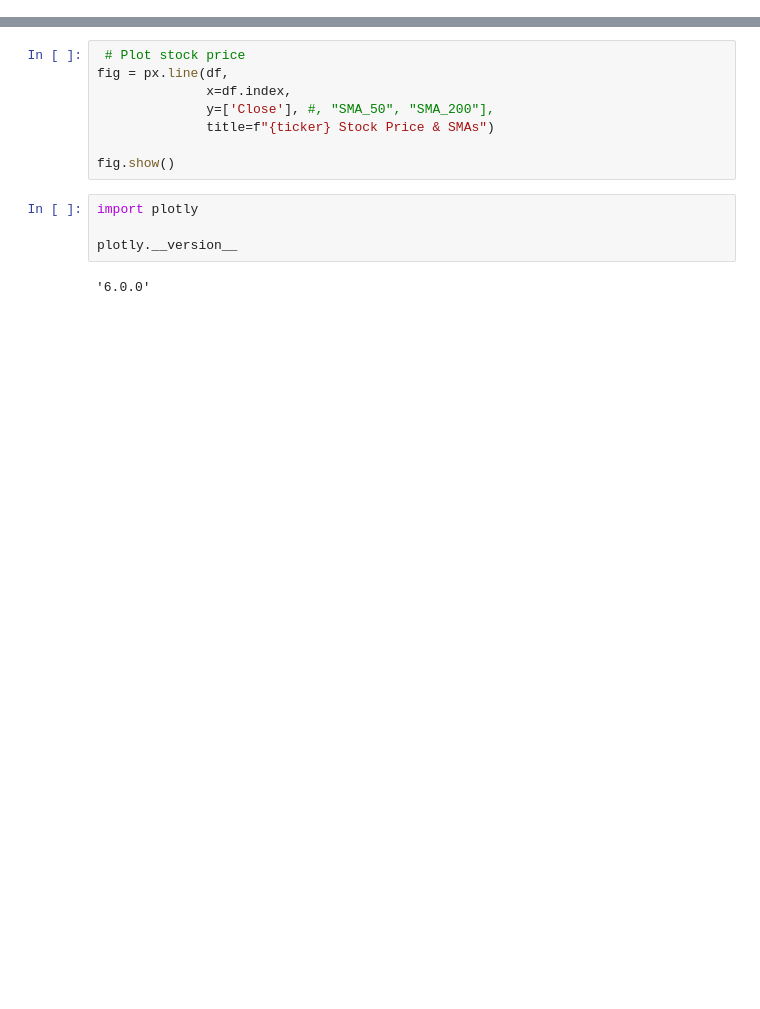
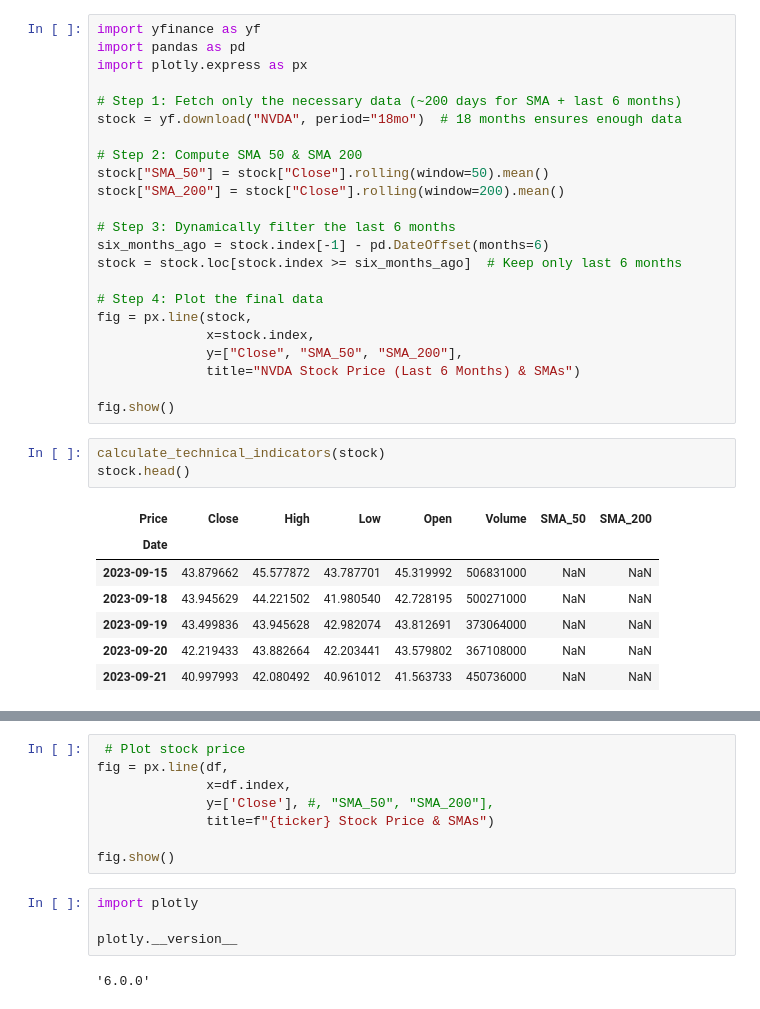
Before and after one commit to sangjunyoo-phd/Investment-Assistance-Dashboard, a Jupyter notebook: test.ipynb, the cells around one changed output, grey strips where cells are left out. Saved outputs shown, nothing was run; the diff lists cells and outputs as text; blank space fills up the shorter version.

```diff
--- a/test.ipynb
+++ b/test.ipynb
@@ -59,0 +93,34 @@ Name: (Close, NVDA), Length: 124, dtype: float64
+# %%
+import yfinance as yf
+import pandas as pd
+import plotly.express as px
+
+# Step 1: Fetch only the necessary data (~200 days for SMA + last 6 months)
+stock = yf.download("NVDA", period="18mo")  # 18 months ensures enough data
+
+# Step 2: Compute SMA 50 & SMA 200
+stock["SMA_50"] = stock["Close"].rolling(window=50).mean()
+stock["SMA_200"] = stock["Close"].rolling(window=200).mean()
+
+# Step 3: Dynamically filter the last 6 months
+six_months_ago = stock.index[-1] - pd.DateOffset(months=6)
+stock = stock.loc[stock.index >= six_months_ago]  # Keep only last 6 months
+
+# Step 4: Plot the final data
+fig = px.line(stock,
+              x=stock.index,
+              y=["Close", "SMA_50", "SMA_200"],
+              title="NVDA Stock Price (Last 6 Months) & SMAs")
+
+fig.show()
+# %%
+calculate_technical_indicators(stock)
+stock.head()
+# %% [output]
+| Price | Close | High | Low | Open | Volume | SMA_50 | SMA_200 |
+| Date |  |  |  |  |  |  |  |
+| 2023-09-15 | 43.879662 | 45.577872 | 43.787701 | 45.319992 | 506831000 | NaN | NaN |
+| 2023-09-18 | 43.945629 | 44.221502 | 41.980540 | 42.728195 | 500271000 | NaN | NaN |
+| 2023-09-19 | 43.499836 | 43.945628 | 42.982074 | 43.812691 | 373064000 | NaN | NaN |
+| 2023-09-20 | 42.219433 | 43.882664 | 42.203441 | 43.579802 | 367108000 | NaN | NaN |
+| 2023-09-21 | 40.997993 | 42.080492 | 40.961012 | 41.563733 | 450736000 | NaN | NaN |
```
Also changed, not shown: parts of 18 cells of this notebook, 3 other files.
